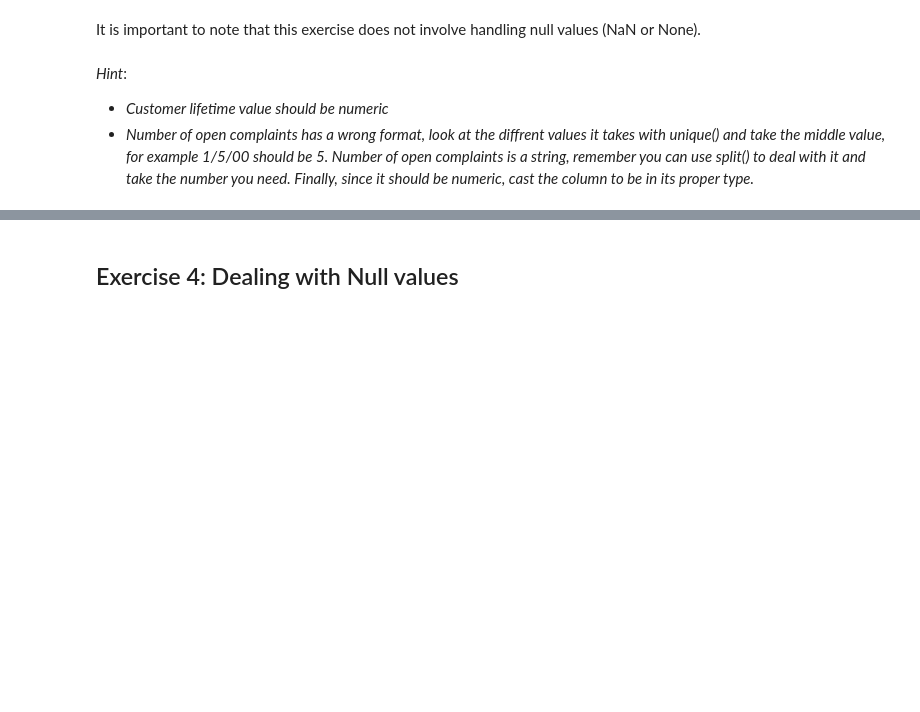
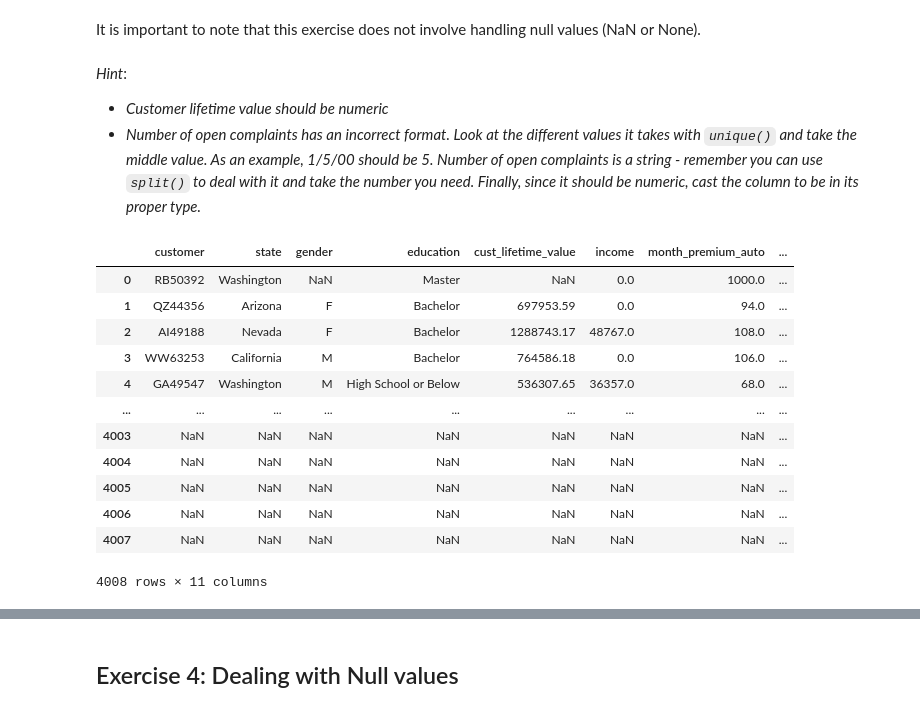
Before and after one commit to zepcerqueira/lab-dw-data-cleaning-and-formatting, a Jupyter notebook: lab-dw-data-cleaning-and-formatting.ipynb, the cells around one changed output, grey strips where cells are left out. Cells and saved outputs as stored; diff of their text form; code cells hidden in the pictures; blank space fills up the shorter version.

```diff
--- a/lab-dw-data-cleaning-and-formatting.ipynb
+++ b/lab-dw-data-cleaning-and-formatting.ipynb
@@ -32,0 +138,5 @@ Note that this exercise will focus only on cleaning inconsistent values and will
+# %%
+insurance_df["education"] = insurance_df["education"].replace("Bachelors", "Bachelor")
+
+educ_types = insurance_df["education"].unique()
+educ_types
@@ -32,0 +152,4 @@ Note that this exercise will focus only on cleaning inconsistent values and will
+# %%
+insurance_df["cust_lifetime_value"] = insurance_df["cust_lifetime_value"].str.replace("%", " ")
+customer_life_type = insurance_df["cust_lifetime_value"].unique()
+customer_life_type
@@ -32,0 +165,7 @@ Note that this exercise will focus only on cleaning inconsistent values and will
+# %%
+insurance_df["vehicle_class"] = insurance_df["vehicle_class"].replace("Luxury SUV", "Luxury")
+insurance_df["vehicle_class"] = insurance_df["vehicle_class"].replace("Luxury Car", "Luxury")
+insurance_df["vehicle_class"] = insurance_df["vehicle_class"].replace("Sports Car", "Luxury")
+
+vehicles_class = insurance_df["vehicle_class"].unique()
+vehicles_class
@@ -39,6 +181,21 @@ It is important to note that this exercise does not involve handling null values
 # %% [markdown]
 *Hint*:
 - *Customer lifetime value should be numeric*
-- *Number of open complaints has a wrong format, look at the diffrent values it takes with unique() and take the middle value, for example 1/5/00 should be 5. Number of open complaints is a string, remember you can use split() to deal with it and take the number you need. Finally, since it should be numeric, cast the column to be in its proper type.*
+- *Number of open complaints has an incorrect format. Look at the different values it takes with `unique()` and take the middle value. As an example, 1/5/00 should be 5. Number of open complaints is a string - remember you can use `split()` to deal with it and take the number you need. Finally, since it should be numeric, cast the column to be in its proper type.*
 # %%
 # Your code here
+insurance_df
+# %% [output]
+|  | customer | state | gender | education | cust_lifetime_value | income | month_premium_auto | ... |
+| 0 | RB50392 | Washington | NaN | Master | NaN | 0.0 | 1000.0 | ... |
+| 1 | QZ44356 | Arizona | F | Bachelor | 697953.59 | 0.0 | 94.0 | ... |
+| 2 | AI49188 | Nevada | F | Bachelor | 1288743.17 | 48767.0 | 108.0 | ... |
+| 3 | WW63253 | California | M | Bachelor | 764586.18 | 0.0 | 106.0 | ... |
+| 4 | GA49547 | Washington | M | High School or Below | 536307.65 | 36357.0 | 68.0 | ... |
+| ... | ... | ... | ... | ... | ... | ... | ... | ... |
+| 4003 | NaN | NaN | NaN | NaN | NaN | NaN | NaN | ... |
+| 4004 | NaN | NaN | NaN | NaN | NaN | NaN | NaN | ... |
+| 4005 | NaN | NaN | NaN | NaN | NaN | NaN | NaN | ... |
+| 4006 | NaN | NaN | NaN | NaN | NaN | NaN | NaN | ... |
+| 4007 | NaN | NaN | NaN | NaN | NaN | NaN | NaN | ... |
+4008 rows × 11 columns
```
Also changed, not shown: parts of 32 cells of this notebook, 1 other file.
